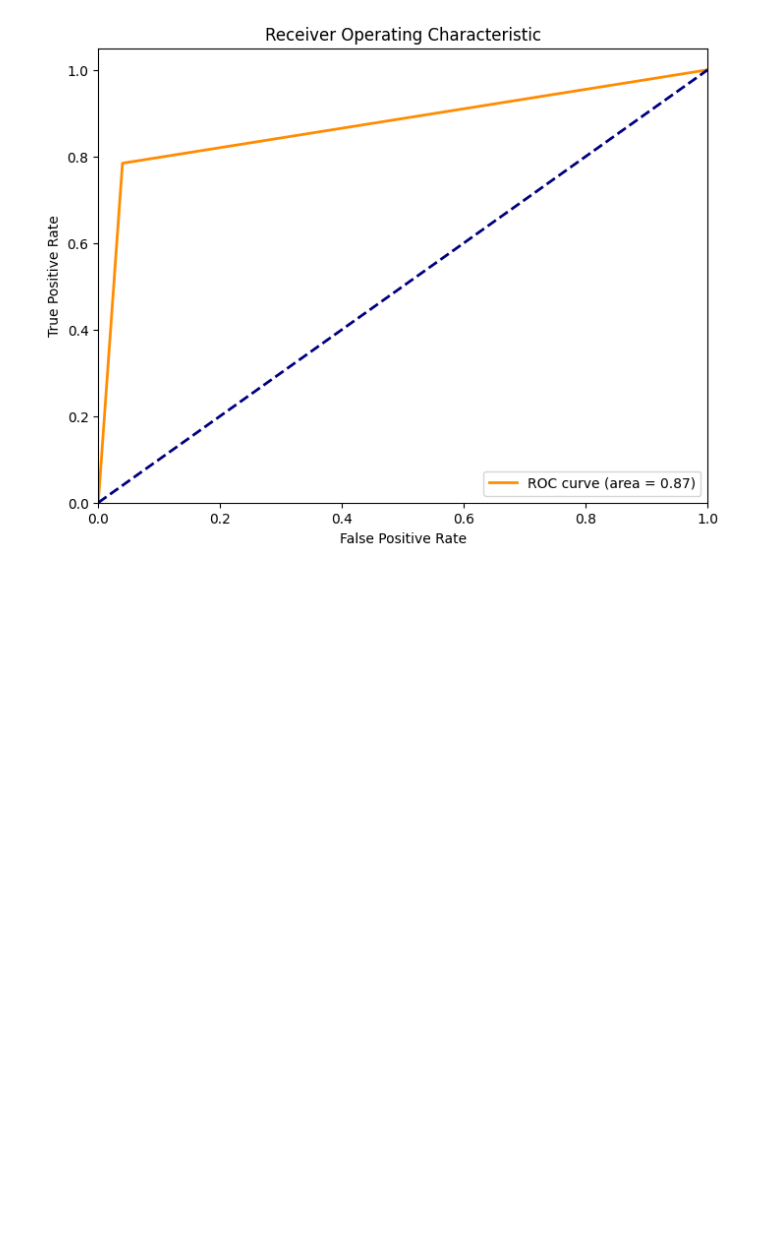
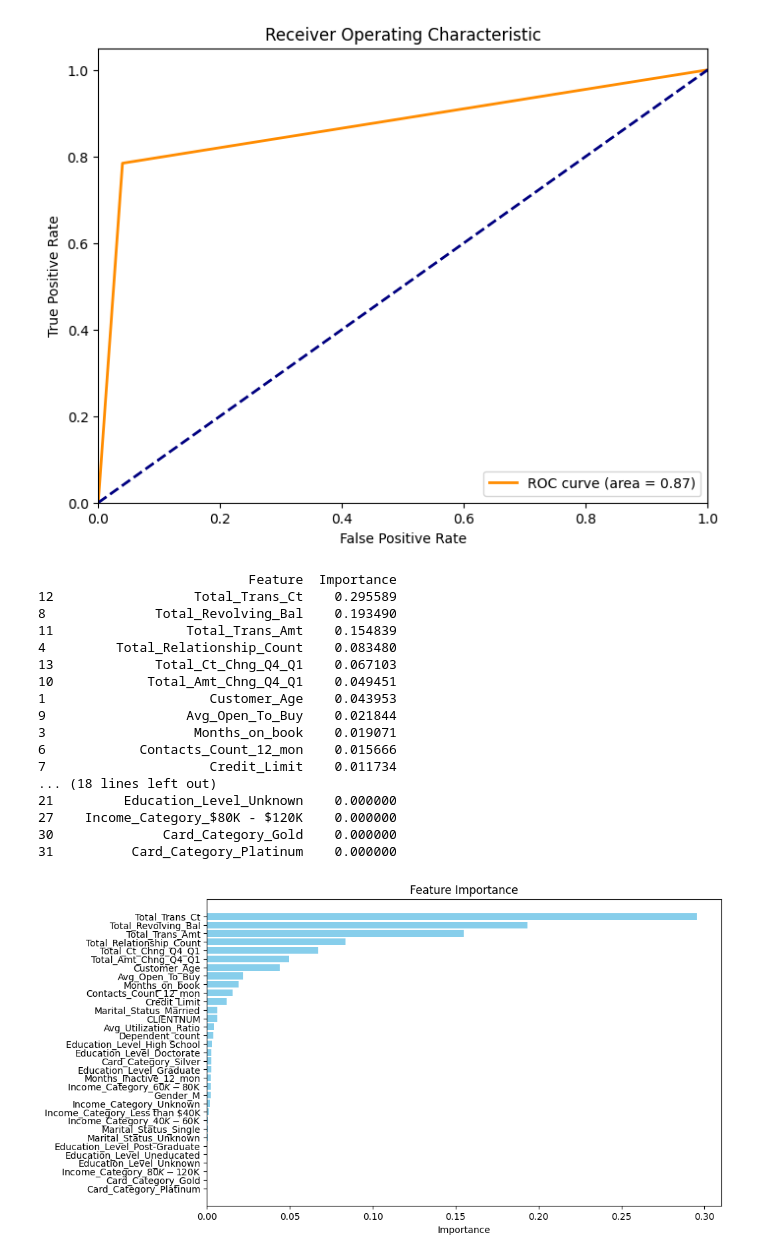
Before and after one commit to mahsanazar/Machine-Learnin--Churn-prediction, a Jupyter notebook: decisiontreemodel.ipynb, the cells around one changed output. Drawn from its saved outputs; the diff is of its cells as text; code cells hidden in the pictures; blank space fills up the shorter version.

```diff
--- a/decisiontreemodel.ipynb
+++ b/decisiontreemodel.ipynb
@@ -150,3 +150,40 @@ plt.legend(loc="lower right")
 plt.show()
 # %% [output]
 [figure]
+# %%
+import matplotlib.pyplot as plt
+
+# Assuming 'dc' is your trained Decision Tree model
+feature_importances = dc.feature_importances_
+features = X_train.columns
+
+# Create a DataFrame to view features and their importance
+importance_df = pd.DataFrame({'Feature': features, 'Importance': feature_importances}).sort_values(by='Importance', ascending=False)
+print(importance_df)
+
+# Plotting feature importances
+plt.figure(figsize=(10, 6))
+plt.barh(importance_df['Feature'], importance_df['Importance'], color='skyblue')
+plt.xlabel('Importance')
+plt.title('Feature Importance')
+plt.gca().invert_yaxis()
+plt.show()
+# %% [output]
+                           Feature  Importance
+12                  Total_Trans_Ct    0.295589
+8              Total_Revolving_Bal    0.193490
+11                 Total_Trans_Amt    0.154839
+4         Total_Relationship_Count    0.083480
+13             Total_Ct_Chng_Q4_Q1    0.067103
+10            Total_Amt_Chng_Q4_Q1    0.049451
+1                     Customer_Age    0.043953
+9                  Avg_Open_To_Buy    0.021844
+3                   Months_on_book    0.019071
+6            Contacts_Count_12_mon    0.015666
+7                     Credit_Limit    0.011734
+... (18 lines left out)
+21         Education_Level_Unknown    0.000000
+27    Income_Category_$80K - $120K    0.000000
+30              Card_Category_Gold    0.000000
+31          Card_Category_Platinum    0.000000
+[figure, added]
```
Also changed, not shown: parts of 18 cells of this notebook, 20 other files.
